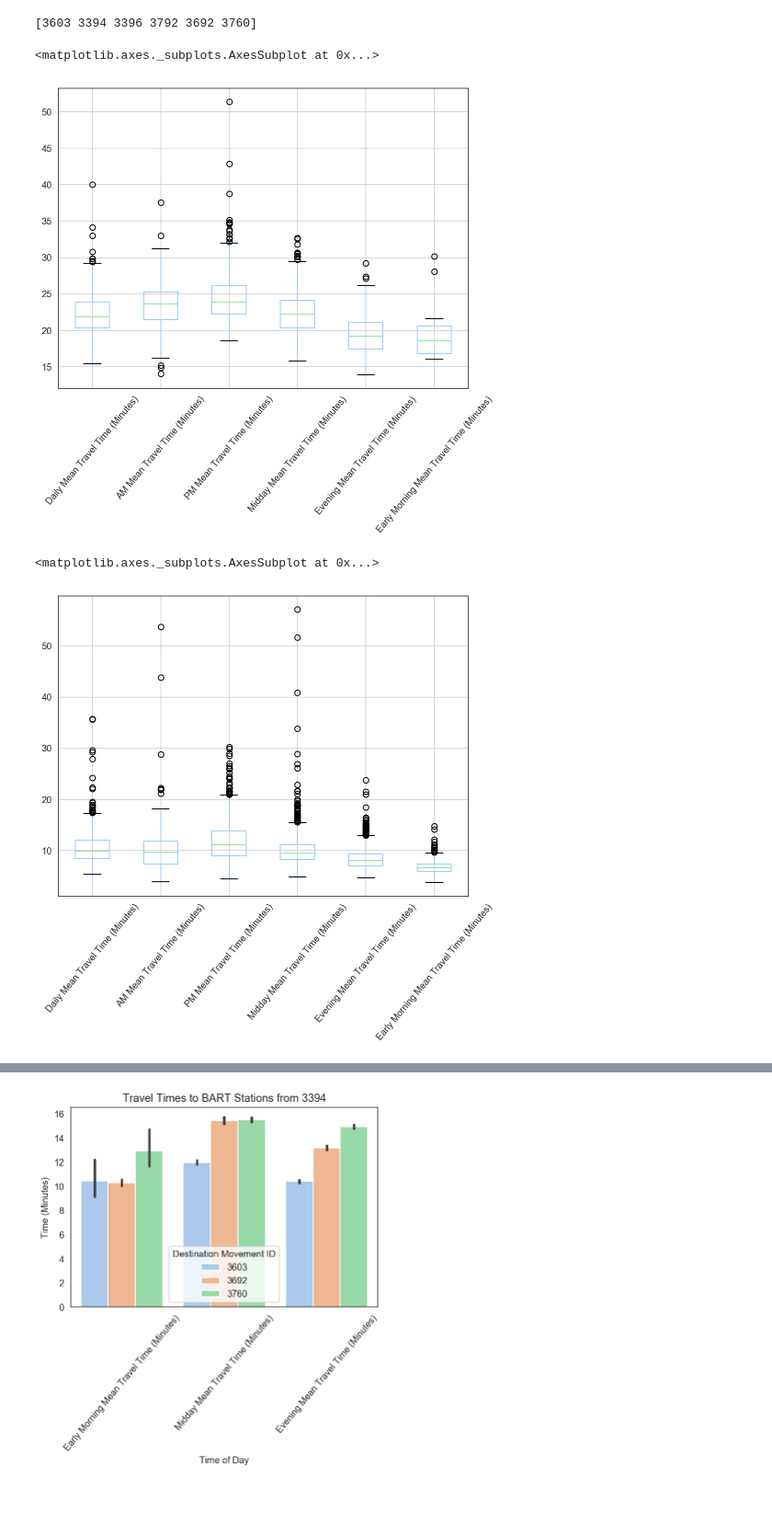
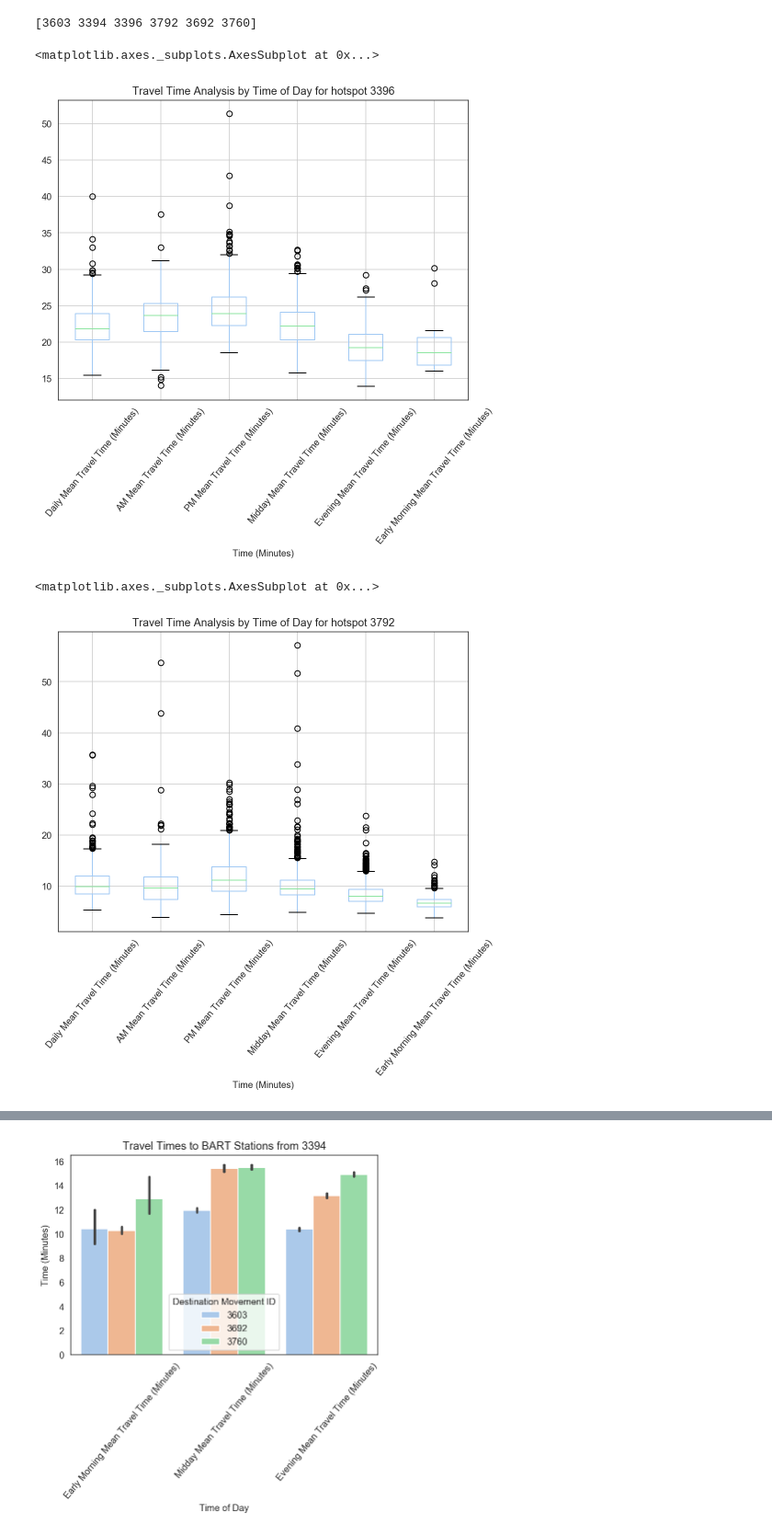
Before and after one commit to annsudhart/DataHacks2020, a Jupyter notebook: Datahacks 2020.ipynb, the cells around one changed output, grey strips where cells are left out. Shown at 92% size. Saved outputs shown, nothing was run; the diff lists cells and outputs as text; code cells hidden in the pictures; blank space fills up the shorter version.

Commit message:
added images and web vis

```diff
--- a/Datahacks 2020.ipynb
+++ b/Datahacks 2020.ipynb
@@ -82,7 +83,7 @@ bh_hotspots_3792 = bh[(bh['Origin Movement ID'] == 3792)|(bh['Destination Moveme
 bh_hotspots_3396 = bh[(bh['Origin Movement ID'] == 3396)|(bh['Destination Movement ID'] == 3396)]
 # bh_hotspots_3396 # display data for hotspot 3396 (palace of fine arts)
 # %%
-def traveltimesperhotspot(df):
+def traveltimesperhotspot(df, originid):
     dfboxplot = df.boxplot(column=['Daily Mean Travel Time (Minutes)',
        'AM Mean Travel Time (Minutes)',
        'PM Mean Travel Time (Minutes)',
@@ -90,18 +91,22 @@ def traveltimesperhotspot(df):
        'Evening Mean Travel Time (Minutes)',
        'Early Morning Mean Travel Time (Minutes)',
                                     ],figsize = (8,6),rot=50)
+    dfboxplot.set_title("Travel Time Analysis by Time of Day for hotspot " + str(originid))
+    dfboxplot.set_xlabel("Time of Day Category")
+    dfboxplot.set_xlabel("Time (Minutes)")
+    plt.savefig('images/tod_bh_' + str(originid) + '.svg')
     return dfboxplot
 # exploring travel times for different hotspots
 # we looked at data for each timeframe
 # %%
-traveltimesperhotspot(bh_hotspots_3396)
+traveltimesperhotspot(bh_hotspots_3396, 3396)
 # Observation:  midday has the longest travel time, while the early morning has the shortest by 10 minutes
 # %% [output]
 <matplotlib.axes._subplots.AxesSubplot at 0x...>
-[figure, old version]
+[figure, new version]
 # %%
-traveltimesperhotspot(bh_hotspots_3792)
+traveltimesperhotspot(bh_hotspots_3792, 3792)
 # %% [output]
 <matplotlib.axes._subplots.AxesSubplot at 0x...>
-[figure, old version]
+[figure, new version]
 # %%
```
Also changed, not shown: parts of 14 cells of this notebook, 18 other files.
